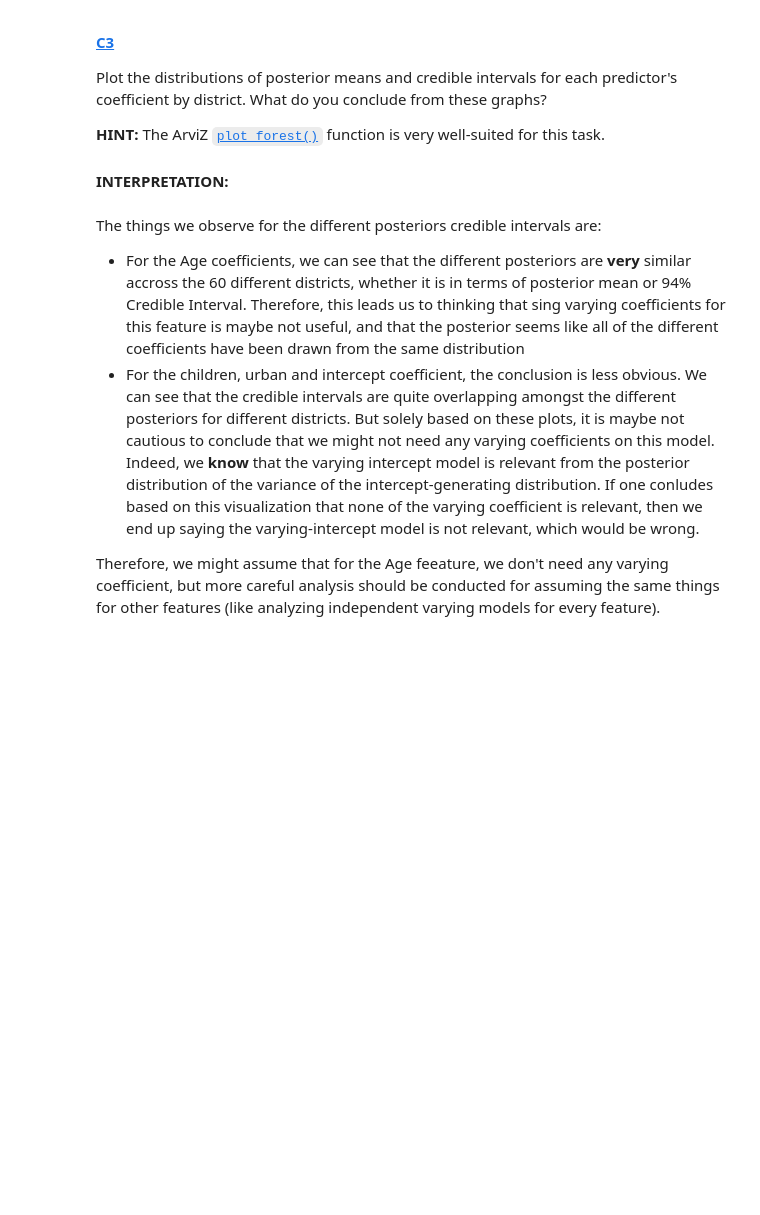
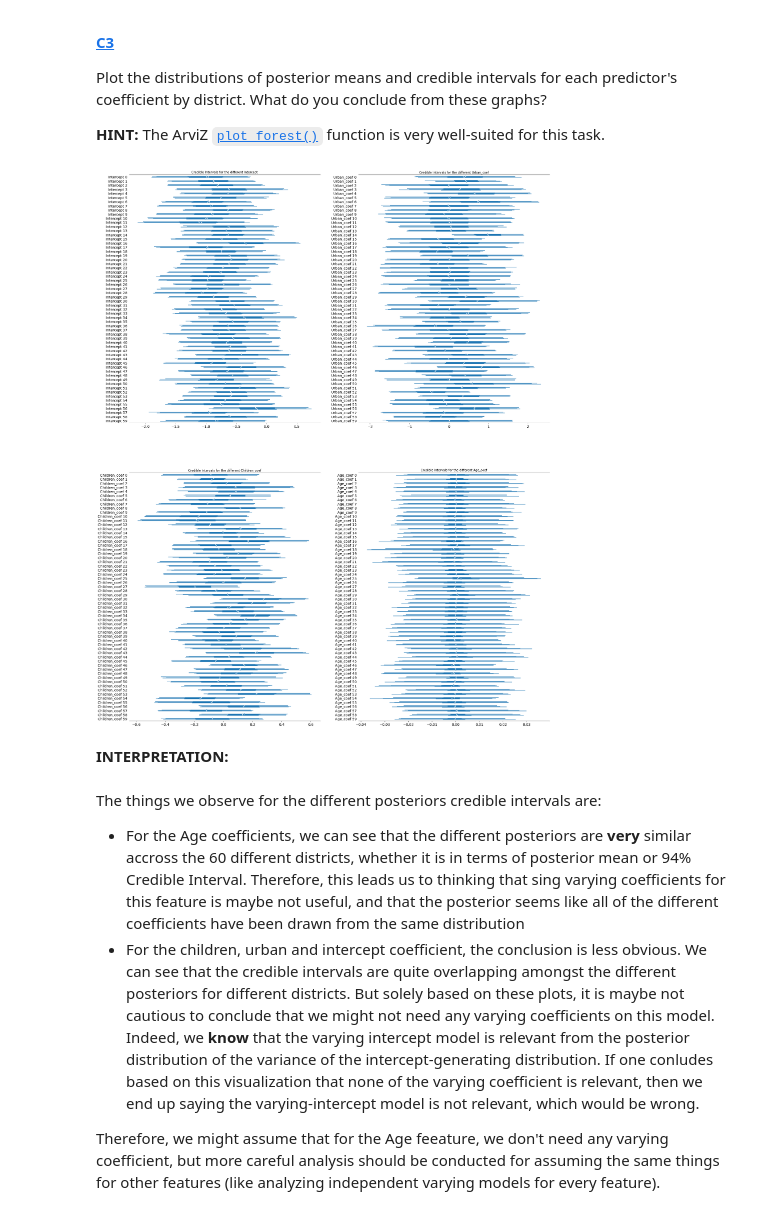
Before and after one commit to DavidAssaraf106/2021-CS109B, a Jupyter notebook: content/HW/HW3/cs109b_hw3_bayes_group4.ipynb, the cells around one changed output. Drawn from its saved outputs; the diff is of its cells as text; code cells hidden in the pictures; blank space fills up the shorter version.

```diff
--- a/content/HW/HW3/cs109b_hw3_bayes_group4.ipynb
+++ b/content/HW/HW3/cs109b_hw3_bayes_group4.ipynb
@@ -996,3 +1038,12 @@ ax[0].set_title('Credible Intervals for the different Age coefficients')
+# %%
+varnames = ['Intercept', 'Urban_coef', 'Children_coef', 'Age_coef']
+fig, ax = plt.subplots(nrows = 2, ncols = 2, figsize = (30,40))
+ax = ax.ravel()
+for idx, val in enumerate(varnames):
+    az.plot_forest(data=trace_vc, var_names=[val], ax = ax[idx])
+    ax[idx].set_title('Credible Intervals for the different ' + str(val))
+# %% [output]
+[figure, added]
 # %% [markdown]
 **INTERPRETATION:**
 # %% [markdown]
```
Also changed, not shown: parts of 43 cells of this notebook.
